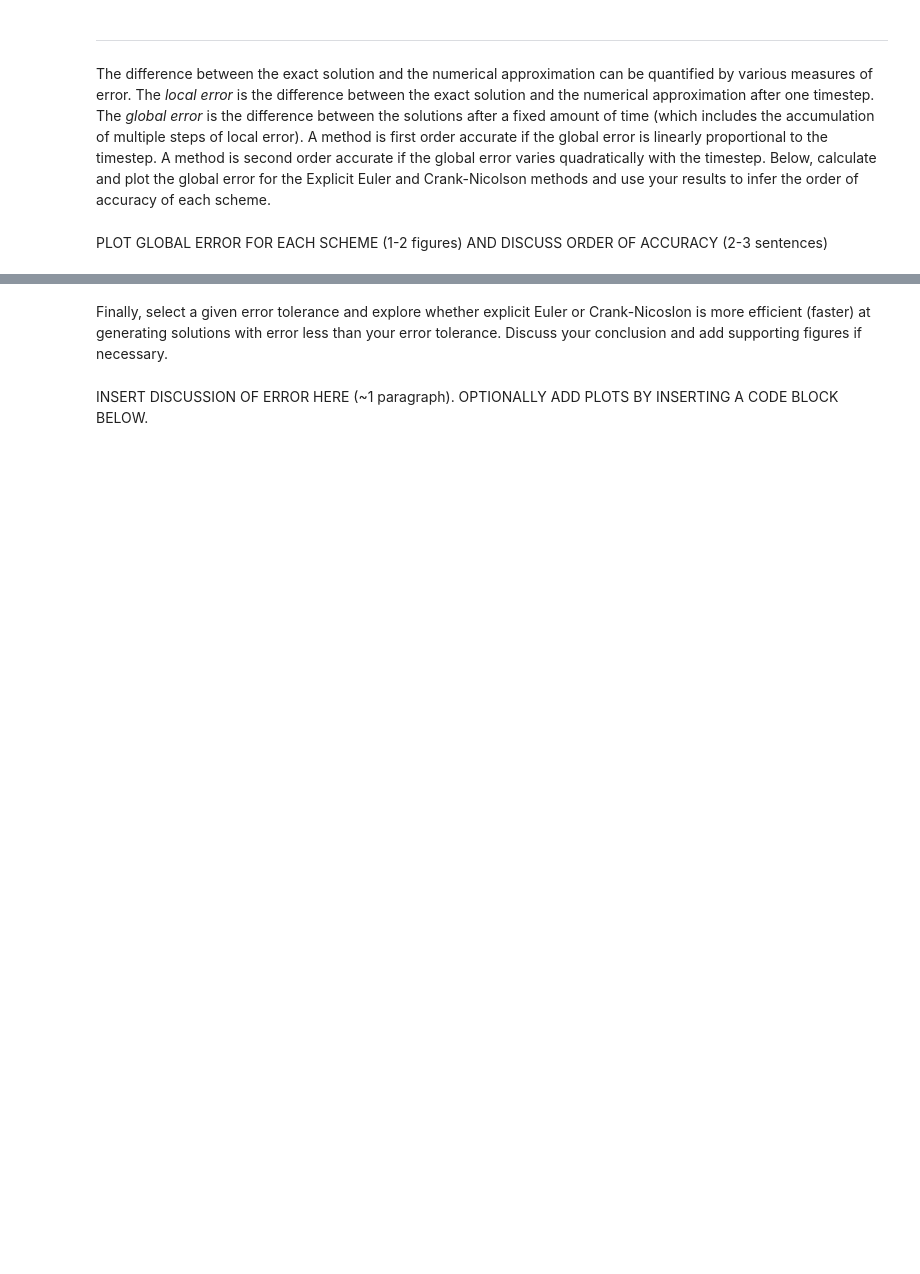
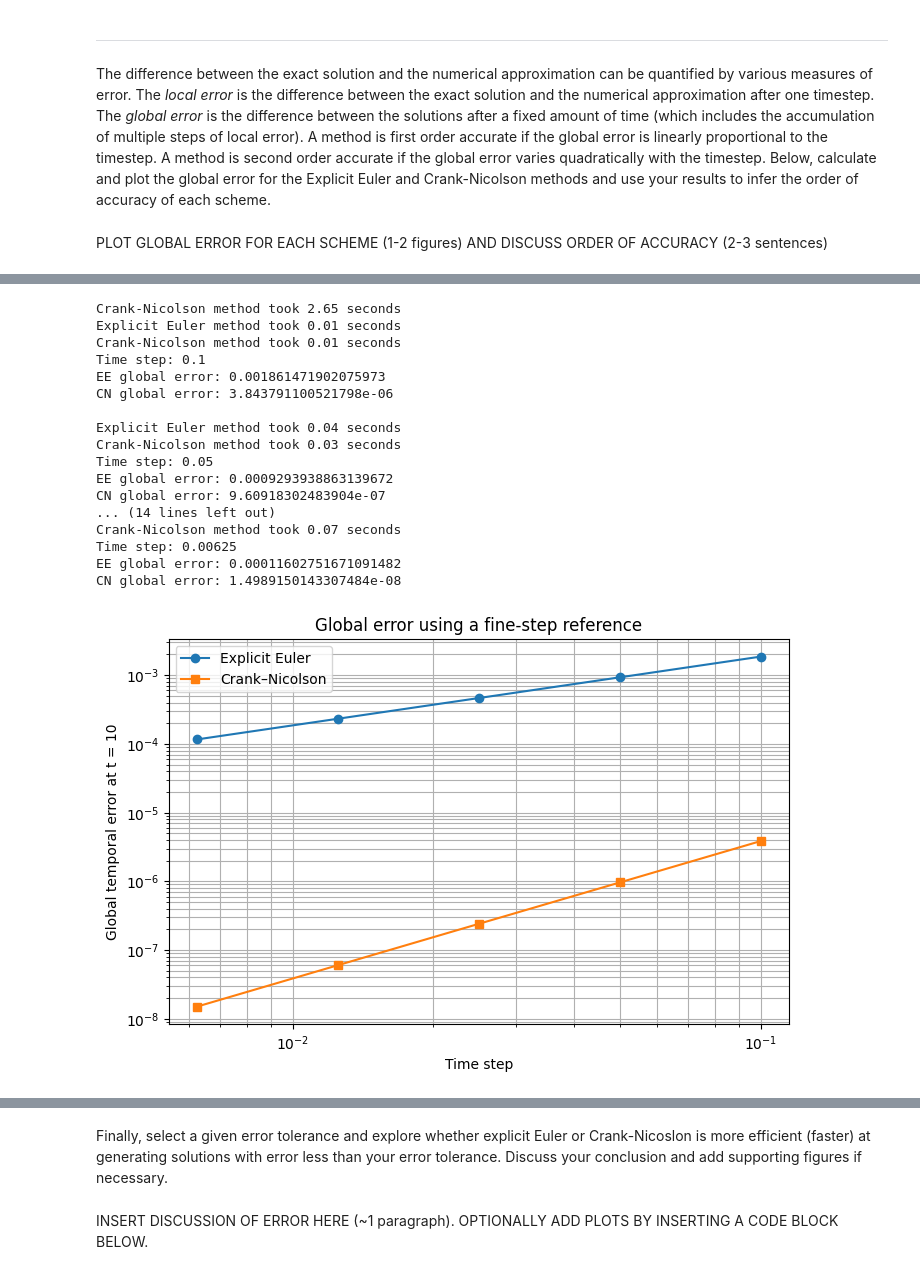
Before and after one commit to OsmanthusLiu/qces, a Jupyter notebook: Project1_numerical_methods.ipynb, the cells around one changed output, grey strips where cells are left out. Drawn from its saved outputs; the diff is of its cells as text; code cells hidden in the pictures; blank space fills up the shorter version.

```diff
--- a/Project1_numerical_methods.ipynb
+++ b/Project1_numerical_methods.ipynb
@@ -494,0 +385,72 @@ Nt = 3200 dt = 0.003126 EE error = 0.0012084220427064363 CN error = 0.0012664449
+# %%
+t_ref = np.linspace(0, 10, 32001)
+c_ref = CN(x, t_ref, kappa)[:, -1].copy()
+# Compute a fine-step reference solution at t = 10
+
+steps_values = [100, 200, 400, 800, 1600]
+# Halve the timestep
+
+dt_values = []
+error_EE_values = []
+error_CN_values = []
+
+for steps in steps_values:
+    t_test = np.linspace(0, 10, steps + 1)
+    dt = 10 / steps
+
+    c_EE_final = EE(x, t_test, kappa)[:, -1]
+    c_CN_final = CN(x, t_test, kappa)[:, -1]
+
+    error_EE = np.max(np.abs(c_EE_final - c_ref))
+    error_CN = np.max(np.abs(c_CN_final - c_ref))
+
+    dt_values.append(dt)
+    error_EE_values.append(error_EE)
+    error_CN_values.append(error_CN)
+
+    print("Time step:", dt)
+    print("EE global error:", error_EE)
+    print("CN global error:", error_CN)
+    print()
+
+plt.figure(figsize=(8, 5))
+
+plt.loglog(dt_values, error_EE_values, "o-", label="Explicit Euler")
+plt.loglog(dt_values, error_CN_values, "s-", label="Crank–Nicolson")
+
+plt.xlabel("Time step")
+plt.ylabel("Global temporal error at t = 10")
+plt.title("Global error using a fine-step reference")
+plt.legend()
+plt.grid(True, which="both")
+plt.show()
+
+print("Error reduction factors when the timestep is halved:")
+
+for i in range(len(dt_values) - 1):
+    ratio_EE = error_EE_values[i] / error_EE_values[i + 1]
+    ratio_CN = error_CN_values[i] / error_CN_values[i + 1]
+
+    print("Time step:", dt_values[i], "->", dt_values[i + 1])
+    print("EE error reduction factor:", round(ratio_EE, 3))
+    print("CN error reduction factor:", round(ratio_CN, 3))
+    print()
+# %% [output]
+Crank-Nicolson method took 2.65 seconds
+Explicit Euler method took 0.01 seconds
+Crank-Nicolson method took 0.01 seconds
+Time step: 0.1
+EE global error: 0.001861471902075973
+CN global error: 3.843791100521798e-06
+
+Explicit Euler method took 0.04 seconds
+Crank-Nicolson method took 0.03 seconds
+Time step: 0.05
+EE global error: 0.0009293938863139672
+CN global error: 9.60918302483904e-07
+... (14 lines left out)
+Crank-Nicolson method took 0.07 seconds
+Time step: 0.00625
+EE global error: 0.00011602751671091482
+CN global error: 1.4989150143307484e-08
+[figure, added]
```
Also changed, not shown: parts of 8 cells of this notebook.
